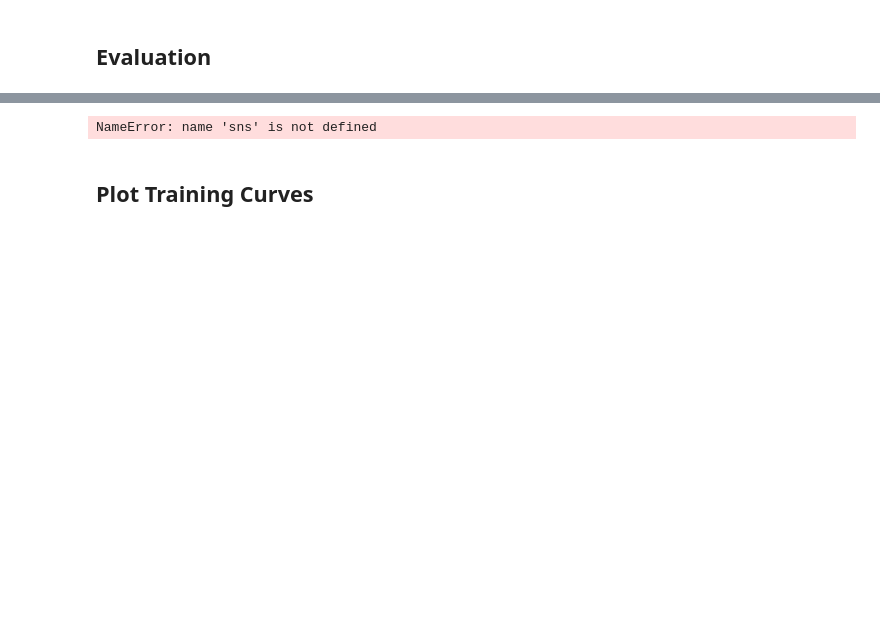
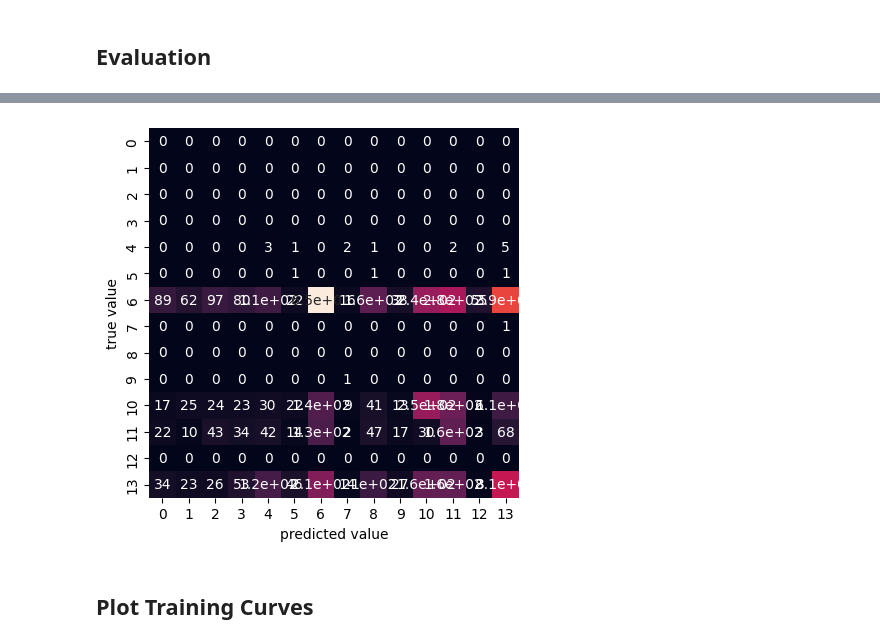
Before and after one commit to YBenjaminPCondori/Introduction-to-Artificial-Intelligence, a Jupyter notebook: Model Creation.ipynb, the cells around one changed output, grey strips where cells are left out. Drawn from its saved outputs; the diff is of its cells as text; code cells hidden in the pictures; blank space fills up the shorter version.

```diff
--- a/Model Creation.ipynb
+++ b/Model Creation.ipynb
@@ -207,12 +208,11 @@ print(classification_report(y_true_classes, y_pred_classes, target_names=encoder
 # %%
-#mat = confusion_matrix(pred, y_compare)
+mat = confusion_matrix(pred, y_compare)
 
-#using seaborn
-#sns.heatmap(mat, square=True, annot=True, cbar=False)
-#plt.xlabel('predicted value')
-#plt.ylabel('true value');
+sns.heatmap(mat, square=True, annot=True, cbar=False)
+plt.xlabel('predicted value')
+plt.ylabel('true value');
 # %% [output]
-NameError: name 'sns' is not defined
+[figure, added]
 # %% [markdown]
 ## Plot Training Curves
 # %%
```
Also changed, not shown: parts of 6 cells of this notebook, 4 other files.
